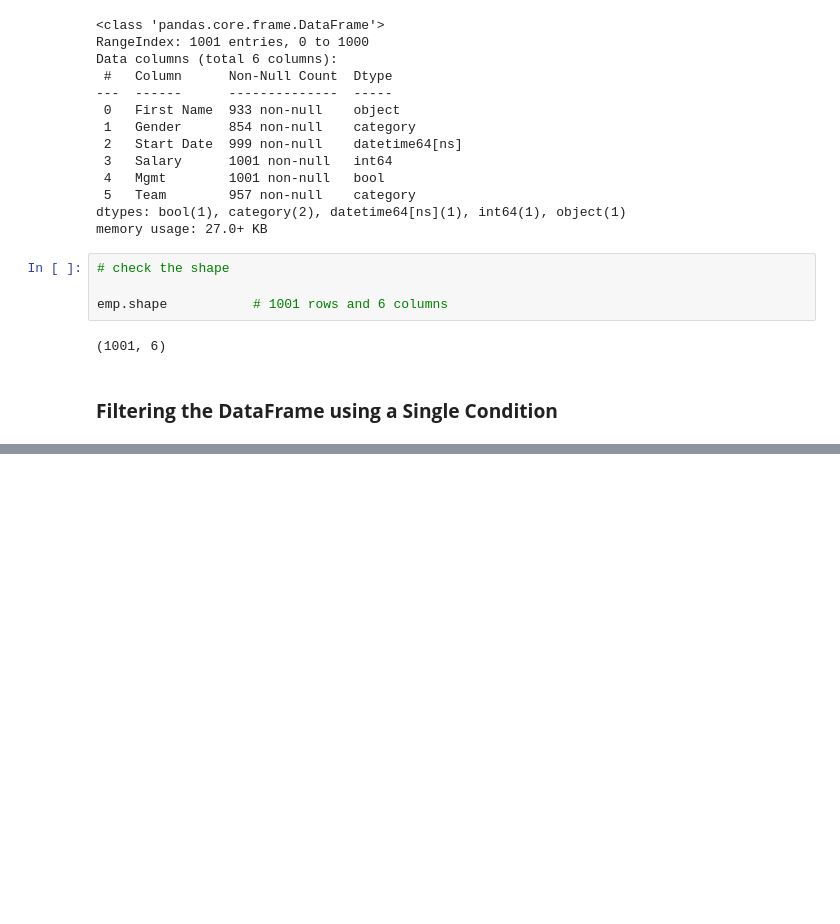
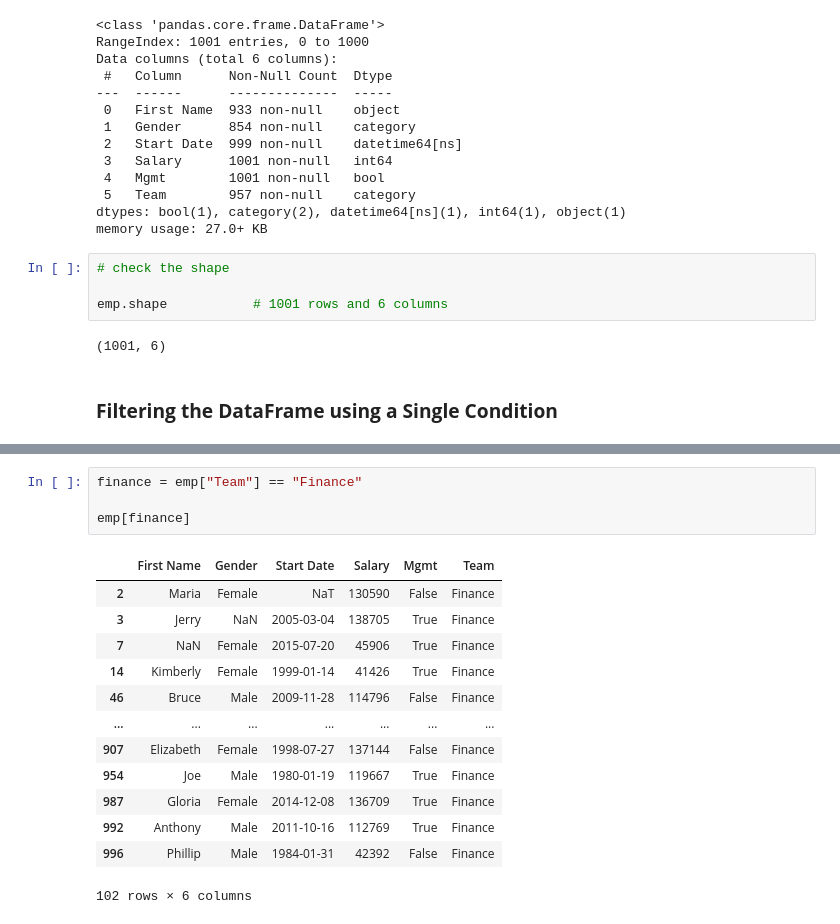
Before and after one commit to PK0438/data_analysis_class, a Jupyter notebook: Pandas_ActivityFile8.ipynb, the cells around one changed output, grey strips where cells are left out. Cells and saved outputs as stored; diff of their text form; blank space fills up the shorter version.

```diff
--- a/Pandas_ActivityFile8.ipynb
+++ b/Pandas_ActivityFile8.ipynb
@@ -177,0 +204,18 @@ emp
+# %%
+finance = emp["Team"] == "Finance"
+
+emp[finance]
+# %% [output]
+|  | First Name | Gender | Start Date | Salary | Mgmt | Team |
+| 2 | Maria | Female | NaT | 130590 | False | Finance |
+| 3 | Jerry | NaN | 2005-03-04 | 138705 | True | Finance |
+| 7 | NaN | Female | 2015-07-20 | 45906 | True | Finance |
+| 14 | Kimberly | Female | 1999-01-14 | 41426 | True | Finance |
+| 46 | Bruce | Male | 2009-11-28 | 114796 | False | Finance |
+| ... | ... | ... | ... | ... | ... | ... |
+| 907 | Elizabeth | Female | 1998-07-27 | 137144 | False | Finance |
+| 954 | Joe | Male | 1980-01-19 | 119667 | True | Finance |
+| 987 | Gloria | Female | 2014-12-08 | 136709 | True | Finance |
+| 992 | Anthony | Male | 2011-10-16 | 112769 | True | Finance |
+| 996 | Phillip | Male | 1984-01-31 | 42392 | False | Finance |
+102 rows × 6 columns
```
Also changed, not shown: parts of 39 cells of this notebook, 3 other files.
